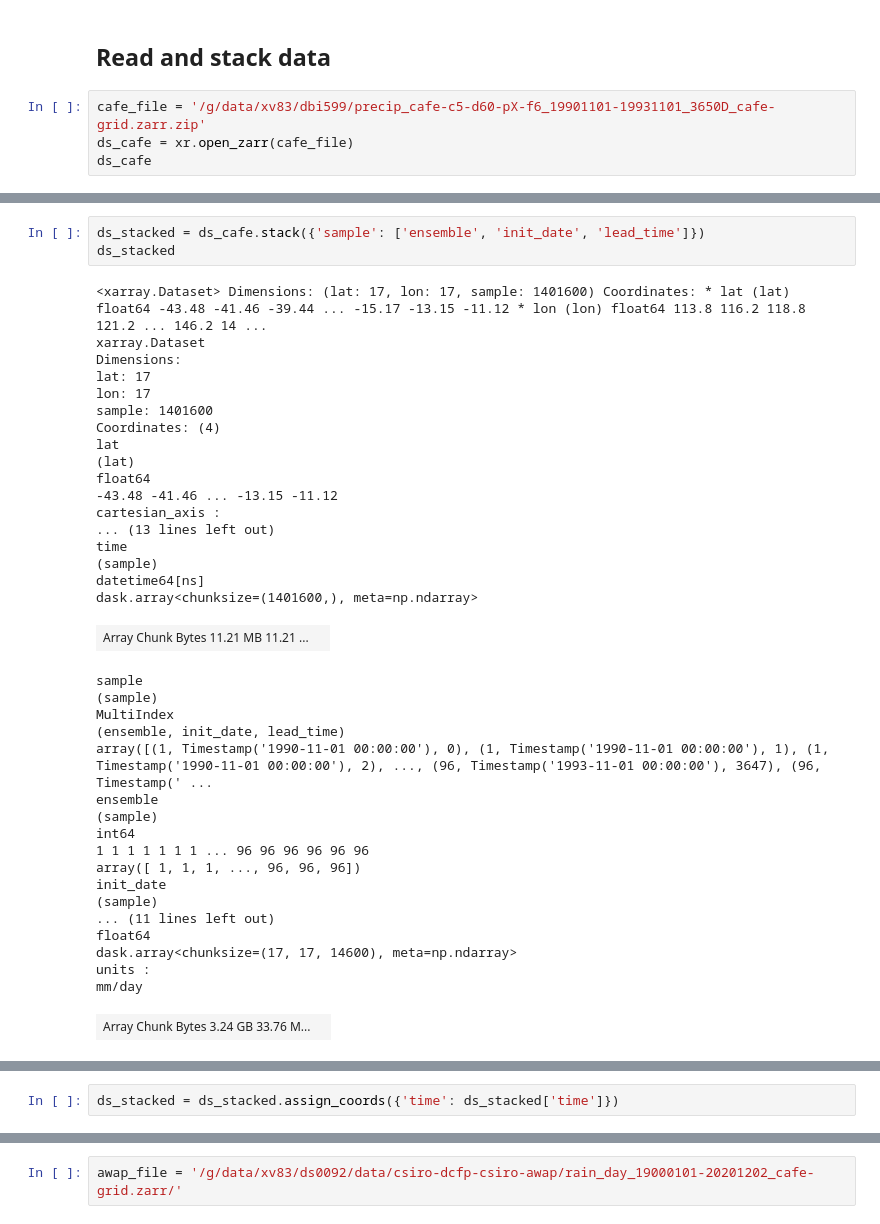
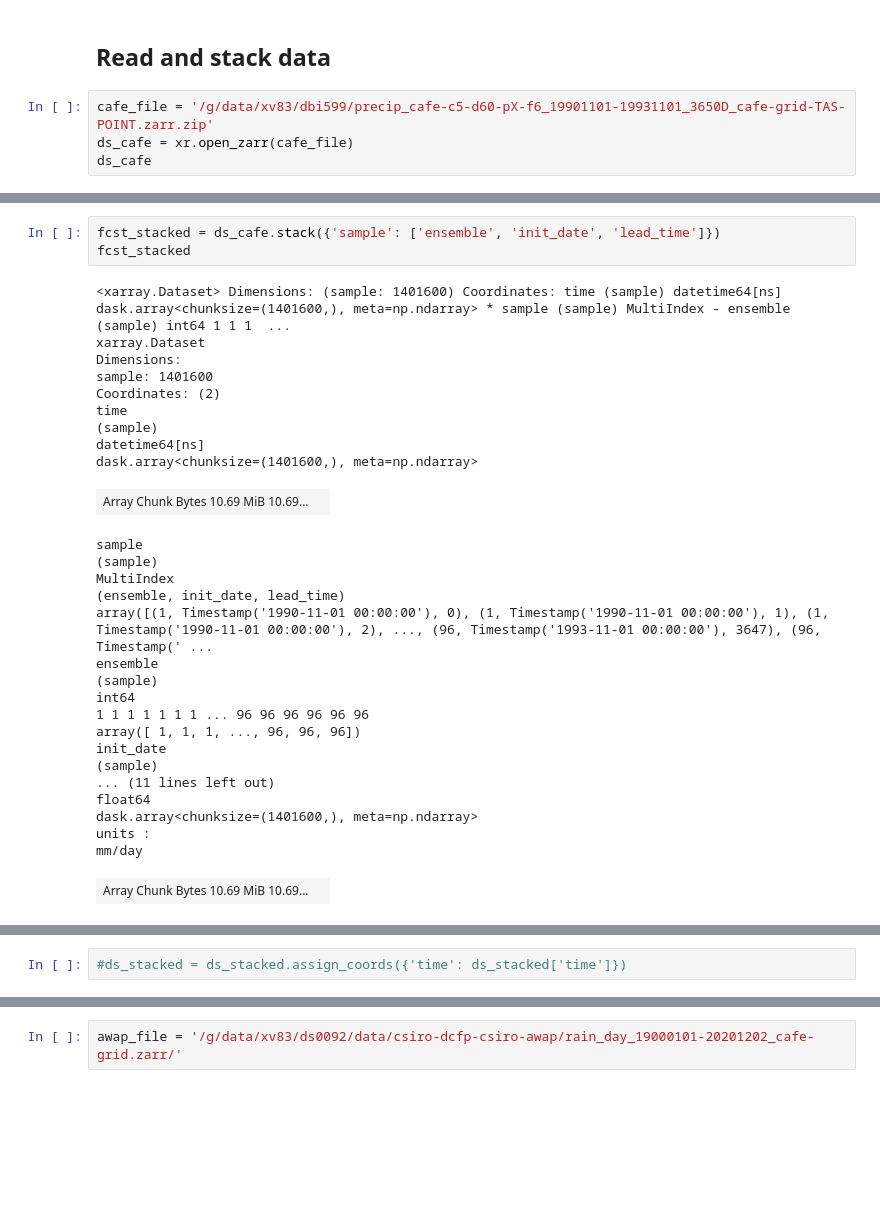
Before and after one commit to AusClimateService/unseen, a Jupyter notebook: fidelity.ipynb, the cells around one changed output, grey strips where cells are left out. Cells and saved outputs as stored; diff of their text form; blank space fills up the shorter version.

```diff
--- a/fidelity.ipynb
+++ b/fidelity.ipynb
@@ -8,7 +11,7 @@ import preprocess_obs
 # %% [markdown]
 ## Read and stack data
 # %%
-cafe_file = '/g/data/xv83/dbi599/precip_cafe-c5-d60-pX-f6_19901101-19931101_3650D_cafe-grid.zarr.zip'
+cafe_file = '/g/data/xv83/dbi599/precip_cafe-c5-d60-pX-f6_19901101-19931101_3650D_cafe-grid-TAS-POINT.zarr.zip'
 ds_cafe = xr.open_zarr(cafe_file)
 ds_cafe
 # %% [output]
@@ -44,25 +80,17 @@ Mon May 03 15:45:58 2021: /g/data/e14/dbi599/miniconda3/envs/unseen/bin/python p
 # %%
-ds_stacked = ds_cafe.stack({'sample': ['ensemble', 'init_date', 'lead_time']})
-ds_stacked
+fcst_stacked = ds_cafe.stack({'sample': ['ensemble', 'init_date', 'lead_time']})
+fcst_stacked
 # %% [output]
-<xarray.Dataset> Dimensions: (lat: 17, lon: 17, sample: 1401600) Coordinates: * lat (lat) float64 -43.48 -41.46 -39.44 ... -15.17 -13.15 -11.12 * lon (lon) float64 113.8 116.2 118.8 121.2 ... 146.2 14 ...
+<xarray.Dataset> Dimensions: (sample: 1401600) Coordinates: time (sample) datetime64[ns] dask.array<chunksize=(1401600,), meta=np.ndarray> * sample (sample) MultiIndex - ensemble (sample) int64 1 1 1  ...
 xarray.Dataset
 Dimensions:
-lat: 17
-lon: 17
 sample: 1401600
-Coordinates: (4)
-lat
-(lat)
-float64
--43.48 -41.46 ... -13.15 -11.12
-cartesian_axis :
-... (13 lines left out)
+Coordinates: (2)
 time
 (sample)
 datetime64[ns]
 dask.array<chunksize=(1401600,), meta=np.ndarray>
-| Array Chunk Bytes 11.21 MB 11.21 ... |  |
+| Array Chunk Bytes 10.69 MiB 10.69... |  |
 sample
 (sample)
 MultiIndex
@@ -77,9 +105,9 @@ init_date
 (sample)
 ... (11 lines left out)
 float64
-dask.array<chunksize=(17, 17, 14600), meta=np.ndarray>
+dask.array<chunksize=(1401600,), meta=np.ndarray>
 units :
 mm/day
-| Array Chunk Bytes 3.24 GB 33.76 M... |  |
+| Array Chunk Bytes 10.69 MiB 10.69... |  |
 Attributes: (1)
 history :
@@ -87,2 +115,2 @@ Mon May 03 15:45:58 2021: /g/data/e14/dbi599/miniconda3/envs/unseen/bin/python p
 # %%
-ds_stacked = ds_stacked.assign_coords({'time': ds_stacked['time']})
+#ds_stacked = ds_stacked.assign_coords({'time': ds_stacked['time']})
```
Also changed, not shown: parts of 15 cells of this notebook.
